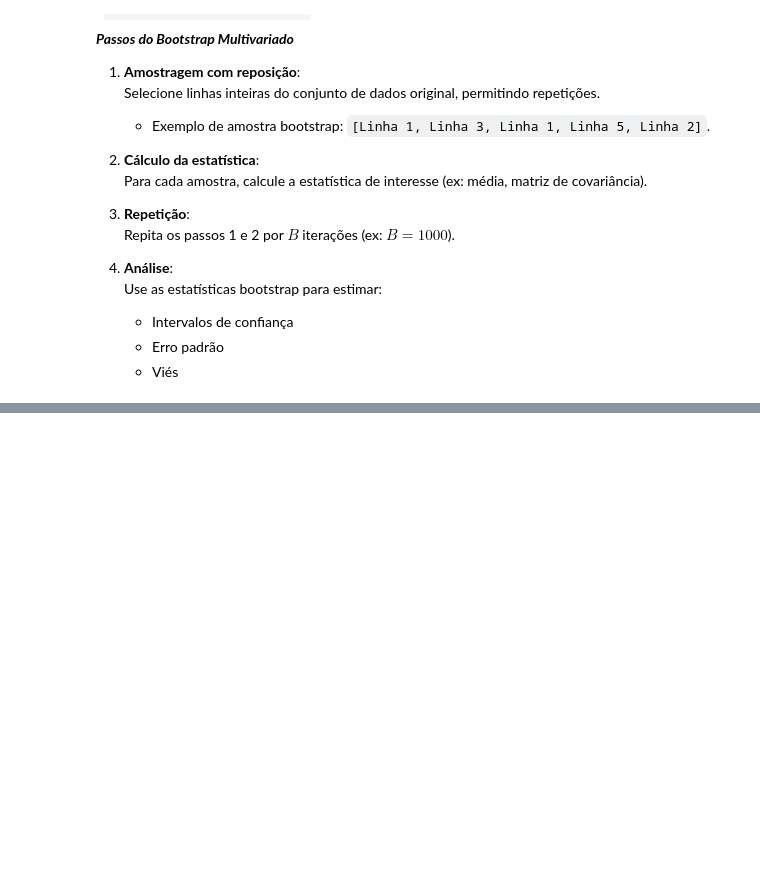
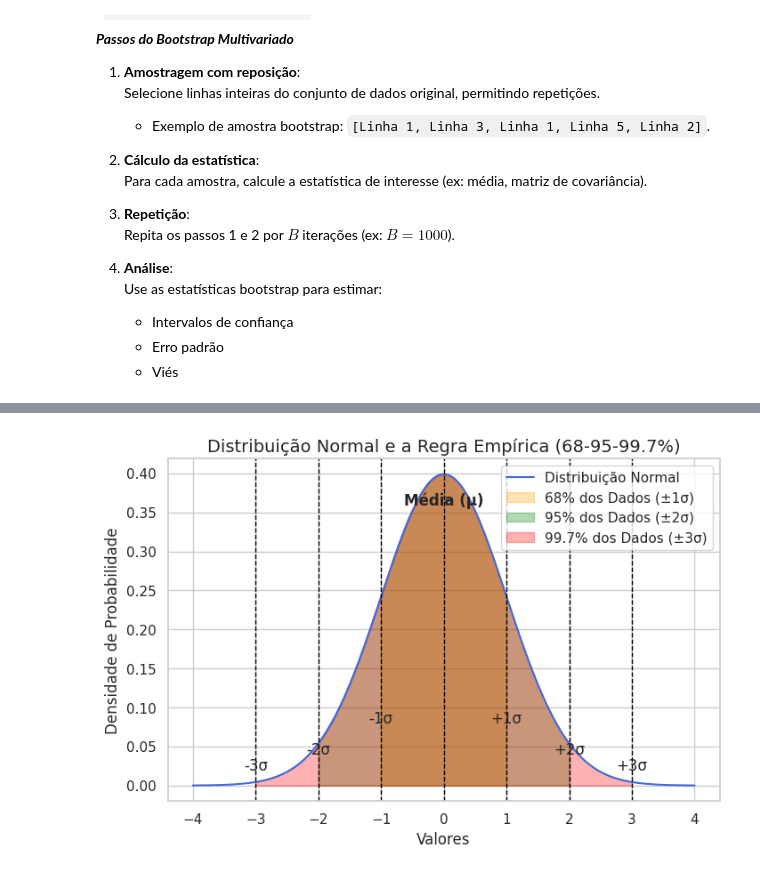
Before and after one commit to lucas-data-science/ml_notes, a Jupyter notebook: _sources/notebooks_estatistica/Distribuicoes_de_Dados.ipynb, the cells around one changed output, grey strips where cells are left out. Saved outputs shown, nothing was run; the diff lists cells and outputs as text; code cells hidden in the pictures; blank space fills up the shorter version.

```diff
--- a/_sources/notebooks_estatistica/Distribuicoes_de_Dados.ipynb
+++ b/_sources/notebooks_estatistica/Distribuicoes_de_Dados.ipynb
@@ -536,0 +815,53 @@ Intervalos de confiança (95%):
+# %%
+from scipy.stats import norm
+
+# Definição dos parâmetros da distribuição normal
+mu, sigma = 0, 1  # Média = 0, Desvio padrão = 1
+x = np.linspace(mu - 4*sigma, mu + 4*sigma, 1000)
+y = norm.pdf(x, mu, sigma)
+
+# Criar o gráfico
+plt.figure(figsize=(8, 5))
+sns.lineplot(x=x, y=y, color="royalblue", label="Distribuição Normal")
+
+# Destacar a área de 68% dos dados (entre -1σ e +1σ)
+x_fill_68 = np.linspace(mu - sigma, mu + sigma, 300)
+y_fill_68 = norm.pdf(x_fill_68, mu, sigma)
+plt.fill_between(x_fill_68, y_fill_68, alpha=0.3, color="orange", label="68% dos Dados (±1σ)")
+
+# Destacar a área de 95% dos dados (entre -2σ e +2σ)
+x_fill_95 = np.linspace(mu - 2*sigma, mu + 2*sigma, 300)
+y_fill_95 = norm.pdf(x_fill_95, mu, sigma)
+plt.fill_between(x_fill_95, y_fill_95, alpha=0.3, color="green", label="95% dos Dados (±2σ)")
+
+# Destacar a área de 99.7% dos dados (entre -3σ e +3σ)
+x_fill_99 = np.linspace(mu - 3*sigma, mu + 3*sigma, 300)
+y_fill_99 = norm.pdf(x_fill_99, mu, sigma)
+plt.fill_between(x_fill_99, y_fill_99, alpha=0.3, color="red", label="99.7% dos Dados (±3σ)")
+
+# Adicionar linhas verticais para os desvios padrão
+plt.axvline(mu, color="black", linestyle="dashed", linewidth=1)
+plt.axvline(mu - sigma, color="black", linestyle="dashed", linewidth=1)
+plt.axvline(mu + sigma, color="black", linestyle="dashed", linewidth=1)
+plt.axvline(mu - 2*sigma, color="black", linestyle="dashed", linewidth=1)
+plt.axvline(mu + 2*sigma, color="black", linestyle="dashed", linewidth=1)
+plt.axvline(mu - 3*sigma, color="black", linestyle="dashed", linewidth=1)
+plt.axvline(mu + 3*sigma, color="black", linestyle="dashed", linewidth=1)
+
+# Anotações
+plt.text(mu, max(y)*0.9, "Média (μ)", ha="center", fontsize=12, fontweight="bold")
+plt.text(mu - sigma, max(y)*0.2, "-1σ", ha="center", fontsize=12)
+plt.text(mu + sigma, max(y)*0.2, "+1σ", ha="center", fontsize=12)
+plt.text(mu - 2*sigma, max(y)*0.1, "-2σ", ha="center", fontsize=12)
+plt.text(mu + 2*sigma, max(y)*0.1, "+2σ", ha="center", fontsize=12)
+plt.text(mu - 3*sigma, max(y)*0.05, "-3σ", ha="center", fontsize=12)
+plt.text(mu + 3*sigma, max(y)*0.05, "+3σ", ha="center", fontsize=12)
+
+# Ajustes finais
+plt.title("Distribuição Normal e a Regra Empírica (68-95-99.7%)", fontsize=14)
+plt.xlabel("Valores")
+plt.ylabel("Densidade de Probabilidade")
+plt.legend()
+plt.show()
+# %% [output]
+[figure, added]
```
Also changed, not shown: parts of 21 cells of this notebook, 46 other files.
